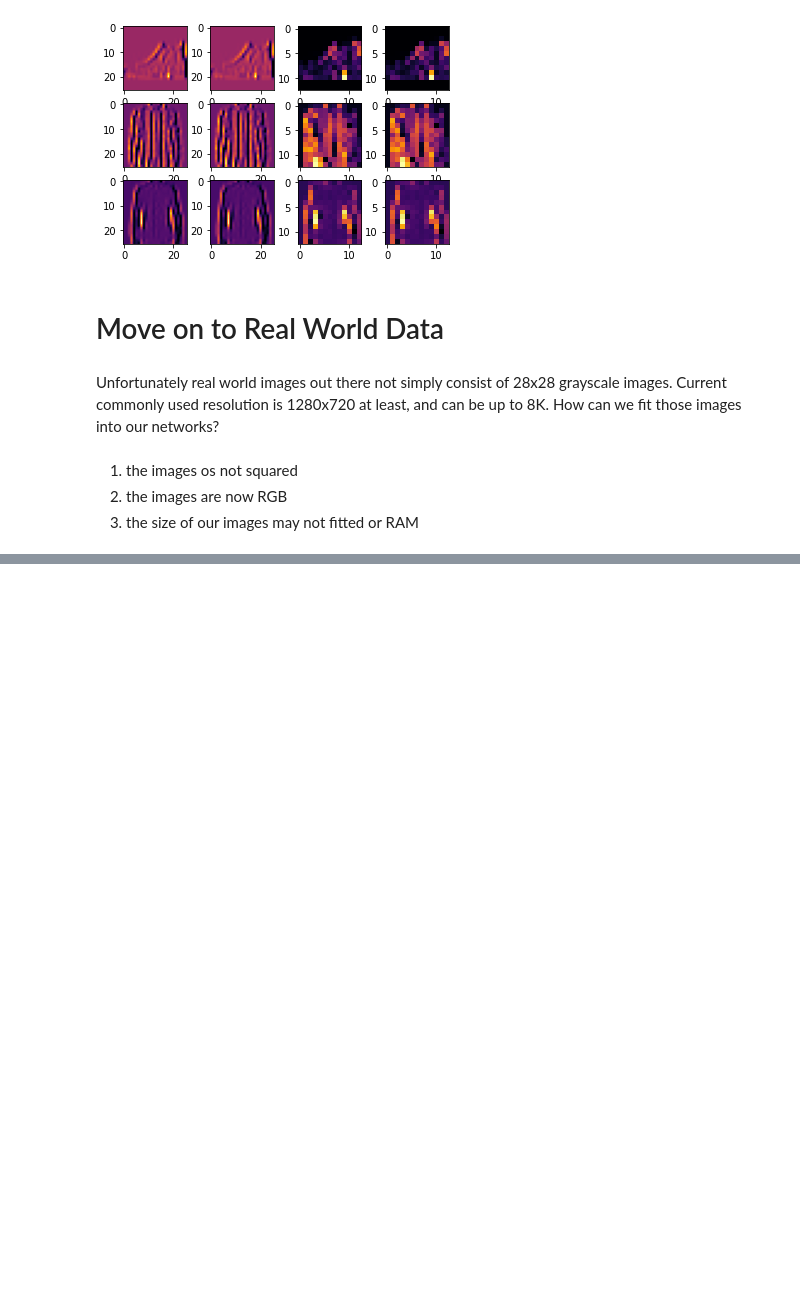
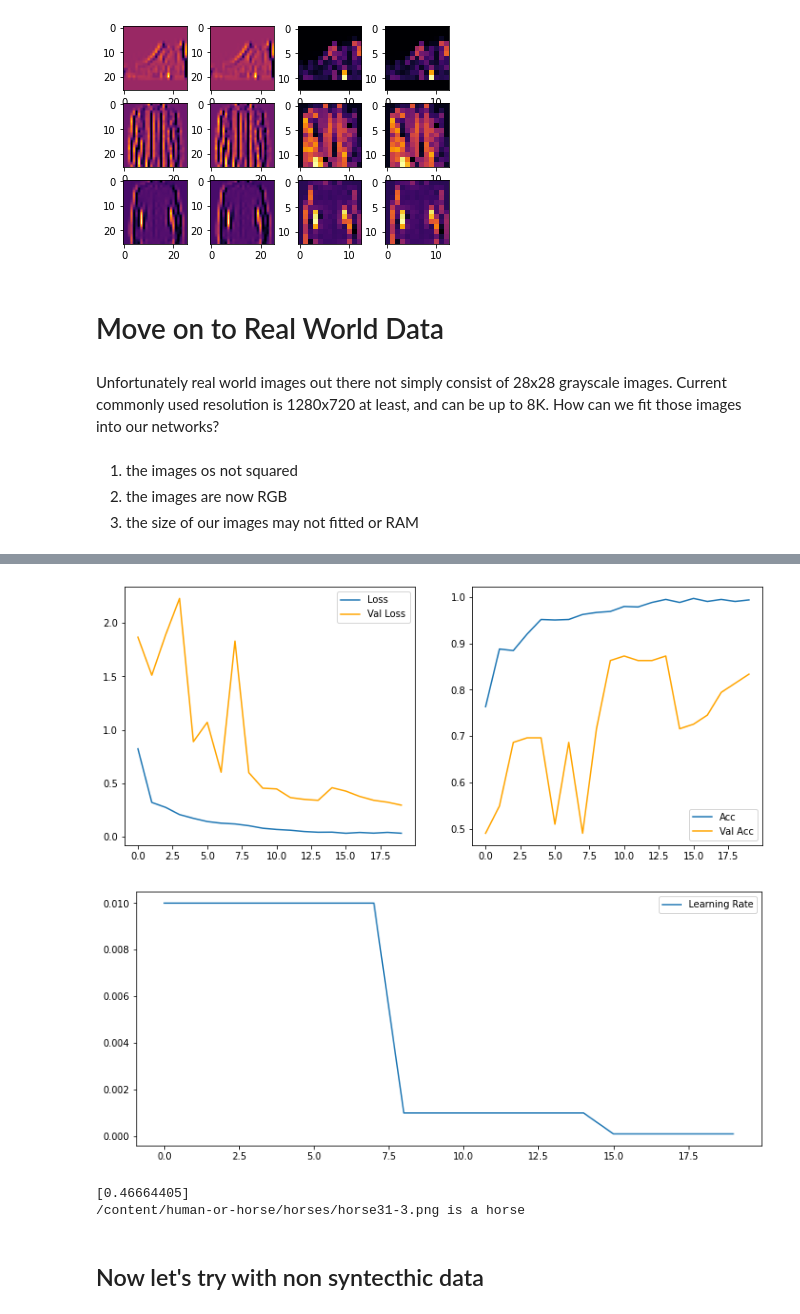
Before and after one commit to IqbalLx/Data-Bangalore-Image-Processing, a Jupyter notebook: computer_vision_deep_dive.ipynb, the cells around one changed output, grey strips where cells are left out. Drawn from its saved outputs; the diff is of its cells as text; code cells hidden in the pictures; blank space fills up the shorter version.

Commit message:
feat: add tf data generator, add transfer learning

```diff
--- a/computer_vision_deep_dive.ipynb
+++ b/computer_vision_deep_dive.ipynb
@@ -654,0 +733,4 @@ Unfortunately real world images out there not simply consist of 28x28 grayscale
+# %%
+TRAIN_BATCH_SIZE=64
+VAL_BATCH_SIZE=8
+TARGET_SIZE=150
@@ -654,0 +761,24 @@ Unfortunately real world images out there not simply consist of 28x28 grayscale
+# %%
+cnn_model = tf.keras.models.Sequential([
+  tf.keras.layers.Conv2D(16, (3,3), input_shape=(TARGET_SIZE, TARGET_SIZE, 3), activation='relu'),
+  tf.keras.layers.BatchNormalization(),
+  tf.keras.layers.MaxPooling2D(2,2),
+  tf.keras.layers.Dropout(0.1),
+  tf.keras.layers.Conv2D(32, (3,3), activation='relu'),
+  tf.keras.layers.BatchNormalization(),
+  tf.keras.layers.MaxPooling2D(2,2),
+  tf.keras.layers.Dropout(0.2),
+  tf.keras.layers.Conv2D(64, (3,3), activation='relu'),
+  tf.keras.layers.BatchNormalization(),
+  tf.keras.layers.MaxPooling2D(2,2),
+  tf.keras.layers.Dropout(0.2),
+  tf.keras.layers.Conv2D(128, (3,3), activation='relu'),
+  tf.keras.layers.BatchNormalization(),
+  tf.keras.layers.MaxPooling2D(2,2),
+  tf.keras.layers.Dropout(0.4),
+  tf.keras.layers.GlobalAveragePooling2D(),
+  tf.keras.layers.Dense(1, activation='sigmoid')
+])
+
+cnn_model.compile(optimizer=tf.keras.optimizers.Adam(1e-2), loss='binary_crossentropy', metrics=['accuracy'])
+cnn_model.summary()
@@ -654,0 +803,11 @@ Unfortunately real world images out there not simply consist of 28x28 grayscale
+# %%
+early_stop = tf.keras.callbacks.EarlyStopping(monitor="val_accuracy", min_delta=1e-2, patience=10, verbose=1, restore_best_weights=True)
+reduce_lr_on_plateau = tf.keras.callbacks.ReduceLROnPlateau(monitor="val_accuracy", factor=1e-1, patience=5, verbose=1, min_delta=1e-2)
+# %%
+hist = cnn_model.fit(
+    train_datagen,
+    validation_data=val_datagen,
+    steps_per_epoch=train_datagen.n / TRAIN_BATCH_SIZE,
+    epochs=50,
+    callbacks=[early_stop, reduce_lr_on_plateau]
+)
@@ -654,0 +832,6 @@ Unfortunately real world images out there not simply consist of 28x28 grayscale
+# %%
+visualize_metrics(hist)
+visualize_learning_rate(hist)
+# %% [output]
+[figure, added]
+[figure, added]
@@ -654,0 +841,20 @@ Unfortunately real world images out there not simply consist of 28x28 grayscale
+# %%
+# predicting images
+sample_path = "/content/human-or-horse/horses/horse31-3.png"
+img = image.load_img(sample_path, target_size=(TARGET_SIZE, TARGET_SIZE))
+x = image.img_to_array(img)
+x /= 255
+x = np.expand_dims(x, axis=0)
+
+classes = cnn_model.predict(x, batch_size=1)
+print(classes[0])
+
+if classes[0]>0.5:
+  print(sample_path + " is a human")
+else:
+  print(sample_path + " is a horse")
+# %% [output]
+[0.46664405]
+/content/human-or-horse/horses/horse31-3.png is a horse
+# %% [markdown]
+## Now let's try with non syntecthic data
```
Also changed, not shown: parts of 33 cells of this notebook.
